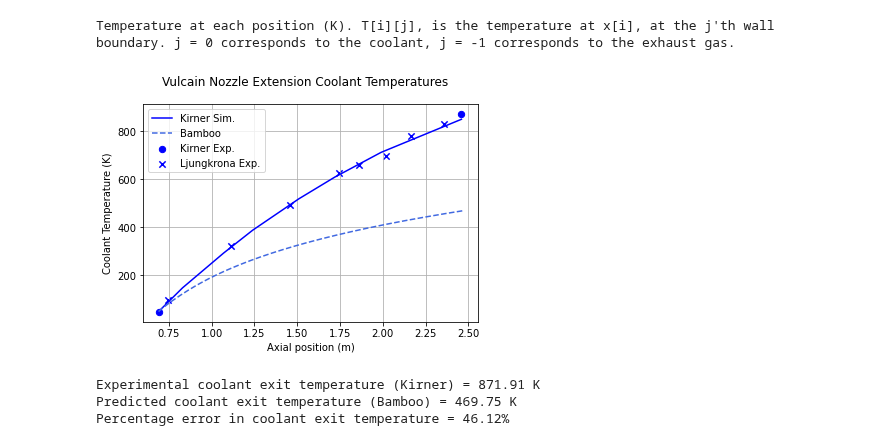
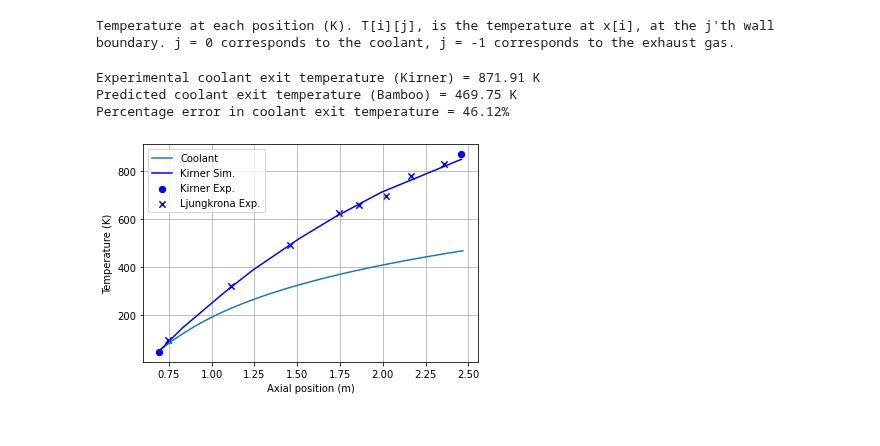
Before and after one commit to cuspaceflight/bamboo, a Jupyter notebook: Vulcain Nozzle Extension.ipynb, the cells around one changed output. Drawn from its saved outputs; the diff is of its cells as text; code cells hidden in the pictures.

```diff
--- a/Vulcain Nozzle Extension.ipynb
+++ b/Vulcain Nozzle Extension.ipynb
@@ -28,6 +28,12 @@ import json
 Using a an online graph image-to-data converter (http://www.graphreader.com/), we can obtain the raw data.
 # %%
 data = json.load(open("data/vulcain.json"))
+
+# Chamber conditions data
+thrust = 1007.7e3   # Vacuum thrust, N [1]
+isp = 439*9.81      # Specific impulse, m/s [1]
+pc = 100e5          # Chamber pressure, bar [1]
+OF_ratio = 5.6      # O/F ratio (seems to be by mass) [1]
 
 # Cooling channel data
 coolant_inlet_p0 = 137.9e5          # Coolant inlet pressure [3] (guess that p0 ~= p)
@@ -36,7 +42,6 @@ k_wall = 19.2                       # Wall thermal conductivity [4] for Inconel
 wall_thickness = 0.4e-3             # Wall thickness between coolant and exhaust gas [2]
 number_of_channels = 456            # Number of channels [2]
 channel_height = 3.2e-3             # Height of cooling channels [2]
-roughness = 5e-6                    # Representative value for machined metal [NEED REFERENCE]
 
 # Fraction of cooling channel flow area that is blocked by fins/walls [2]
 x_taper_start = data["Kirner"]["Extension Contour"]["x"][0]
@@ -56,12 +61,6 @@ def channel_width(x):
         return  2.8e-3
     else:
         return 4e-3
-
-# Chamber conditions data
-thrust = 1007.7e3   # Vacuum thrust, N [1]
-isp = 439*9.81      # Specific impulse, m/s [1]
-pc = 100e5          # Chamber pressure, bar [1]
-OF_ratio = 5.6      # O/F ratio (seems to be by mass) [1]
 # %% [markdown]
 ### Get chamber conditions
 
@@ -199,49 +198,36 @@ print(bamboo_results["info"]["T"])
 Temperature at each position (K). T[i][j], is the temperature at x[i], at the j'th wall boundary. j = 0 corresponds to the coolant, j = -1 corresponds to the exhaust gas.
 # %%
 # Plot coolant temperatures
-fig, ax = plt.subplots()
-fig.suptitle("Vulcain Nozzle Extension Coolant Temperatures")
+bam.plot.plot_temperatures(bamboo_results, only_indexes = [0])
 
-# Plot coolant temperatures
-ax.plot(data["Kirner"]["Extension Coolant Temperature (Sim)"]["x"],
+plt.plot(data["Kirner"]["Extension Coolant Temperature (Sim)"]["x"],
         data["Kirner"]["Extension Coolant Temperature (Sim)"]["y"],
         label = "Kirner Sim.",
         color= "blue")
 
-ax.plot(bamboo_results["x"],
-        bamboo_results["T_coolant"],
-        label= "Bamboo",
-        color= "royalblue",
-        linestyle = "--")
-
-# Plot their experimental datapoints
-ax.scatter(data["Kirner"]["Extension Coolant Temperature (Exp)"]["x"],
+plt.scatter(data["Kirner"]["Extension Coolant Temperature (Exp)"]["x"],
            data["Kirner"]["Extension Coolant Temperature (Exp)"]["y"],
            s = 40,
            marker = 'o',
            color = "blue",
            label = "Kirner Exp.")
 
-ax.scatter(data["Ljungkrona"]["Extension Coolant Temperature (Exp)"]["x"],
+plt.scatter(data["Ljungkrona"]["Extension Coolant Temperature (Exp)"]["x"],
            data["Ljungkrona"]["Extension Coolant Temperature (Exp)"]["y"],
            s = 40,
            marker = 'x',
            color = "blue",
            label = "Ljungkrona Exp.")
 
-# Formatting
-ax.set_ylabel("Coolant temperature (K)")
-ax.set_xlabel("Axial position (m)")
-ax.grid()
-ax.legend()
-plt.show()
+plt.legend()
+plt.legend()
 
 print(f'Experimental coolant exit temperature (Kirner) = {data["Kirner"]["Extension Coolant Temperature (Exp)"]["y"][-1]:.2f} K')
 print(f'Predicted coolant exit temperature (Bamboo) = {bamboo_results["T_coolant"][-1]:.2f} K')
 percent_error = 100*(bamboo_results["T_coolant"][-1] - data["Kirner"]["Extension Coolant Temperature (Exp)"]["y"][-1])/data["Kirner"]["Extension Coolant Temperature (Exp)"]["y"][-1]
 print(f'Percentage error in coolant exit temperature = {abs(percent_error):.2f}%\n')
 # %% [output]
+Experimental coolant exit temperature (Kirner) = 871.91 K
+Predicted coolant exit temperature (Bamboo) = 469.75 K
+Percentage error in coolant exit temperature = 46.12%
-[figure, old version]
+[figure, new version]
-Experimental coolant exit temperature (Kirner) = 871.91 K
-Predicted coolant exit temperature (Bamboo) = 469.75 K
-Percentage error in coolant exit temperature = 46.12%
```
Also changed, not shown: 12 other files.
